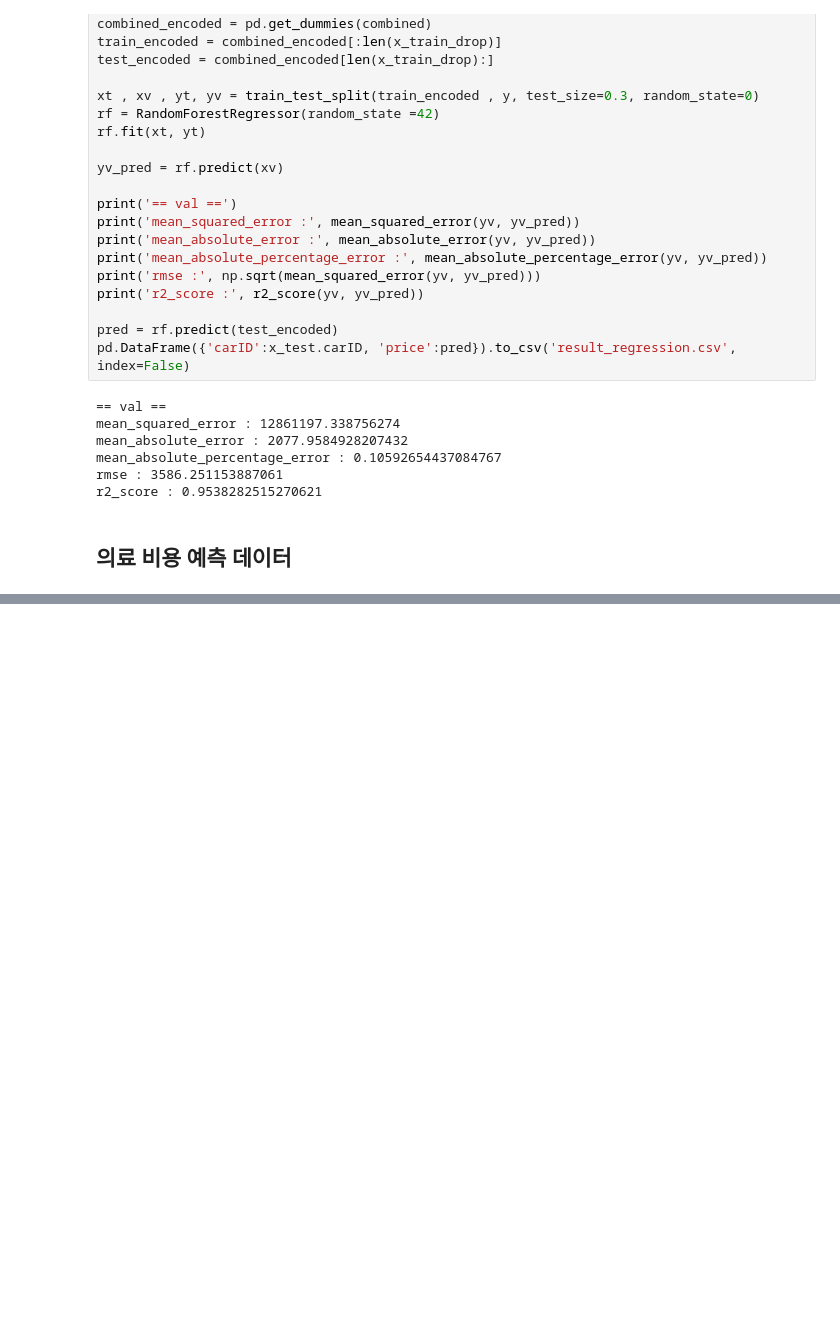
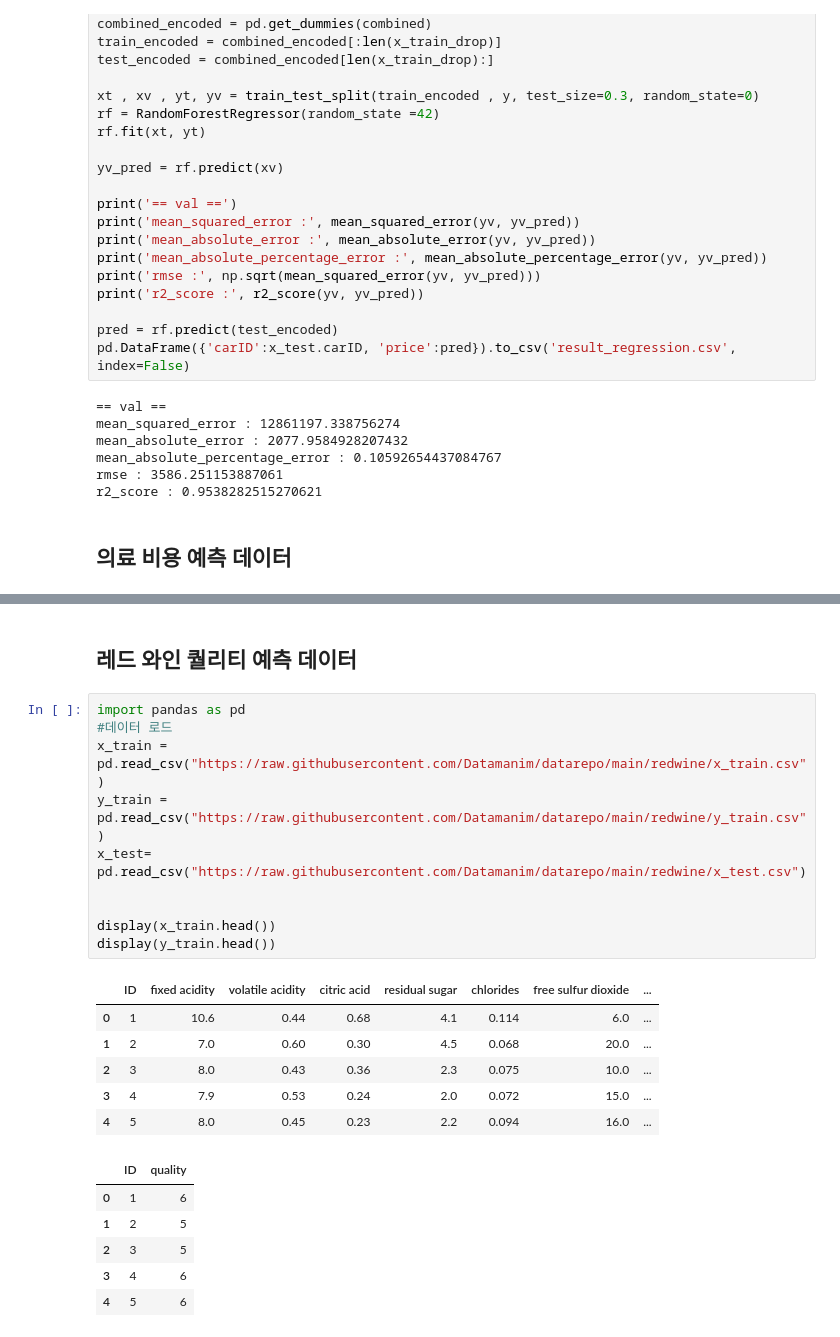
Before and after one commit to Naseungju/-_-, a Jupyter notebook: 2유형_연습2.ipynb, the cells around one changed output, grey strips where cells are left out. Drawn from its saved outputs; the diff is of its cells as text; blank space fills up the shorter version.

```diff
--- a/2유형_연습2.ipynb
+++ b/2유형_연습2.ipynb
@@ -210,0 +455,25 @@ r2_score : 0.9538282515270621
+# %% [markdown]
+## 레드 와인 퀄리티 예측 데이터
+# %%
+import pandas as pd
+#데이터 로드
+x_train = pd.read_csv("https://raw.githubusercontent.com/Datamanim/datarepo/main/redwine/x_train.csv")
+y_train = pd.read_csv("https://raw.githubusercontent.com/Datamanim/datarepo/main/redwine/y_train.csv")
+x_test= pd.read_csv("https://raw.githubusercontent.com/Datamanim/datarepo/main/redwine/x_test.csv")
+
+
+display(x_train.head())
+display(y_train.head())
+# %% [output]
+|  | ID | fixed acidity | volatile acidity | citric acid | residual sugar | chlorides | free sulfur dioxide | ... |
+| 0 | 1 | 10.6 | 0.44 | 0.68 | 4.1 | 0.114 | 6.0 | ... |
+| 1 | 2 | 7.0 | 0.60 | 0.30 | 4.5 | 0.068 | 20.0 | ... |
+| 2 | 3 | 8.0 | 0.43 | 0.36 | 2.3 | 0.075 | 10.0 | ... |
+| 3 | 4 | 7.9 | 0.53 | 0.24 | 2.0 | 0.072 | 15.0 | ... |
+| 4 | 5 | 8.0 | 0.45 | 0.23 | 2.2 | 0.094 | 16.0 | ... |
+|  | ID | quality |
+| 0 | 1 | 6 |
+| 1 | 2 | 5 |
+| 2 | 3 | 5 |
+| 3 | 4 | 6 |
+| 4 | 5 | 6 |
```
Also changed, not shown: parts of 13 cells of this notebook.
